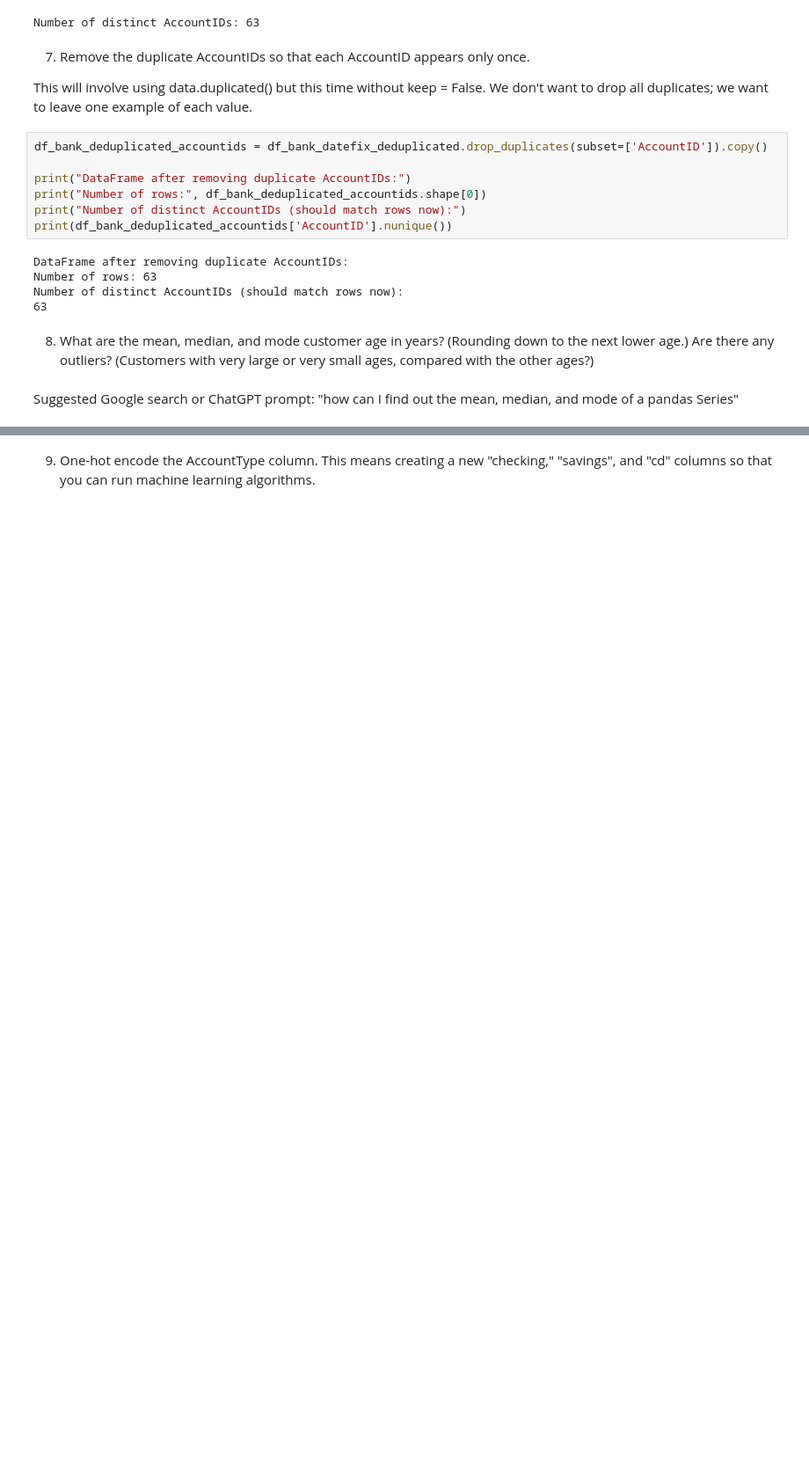
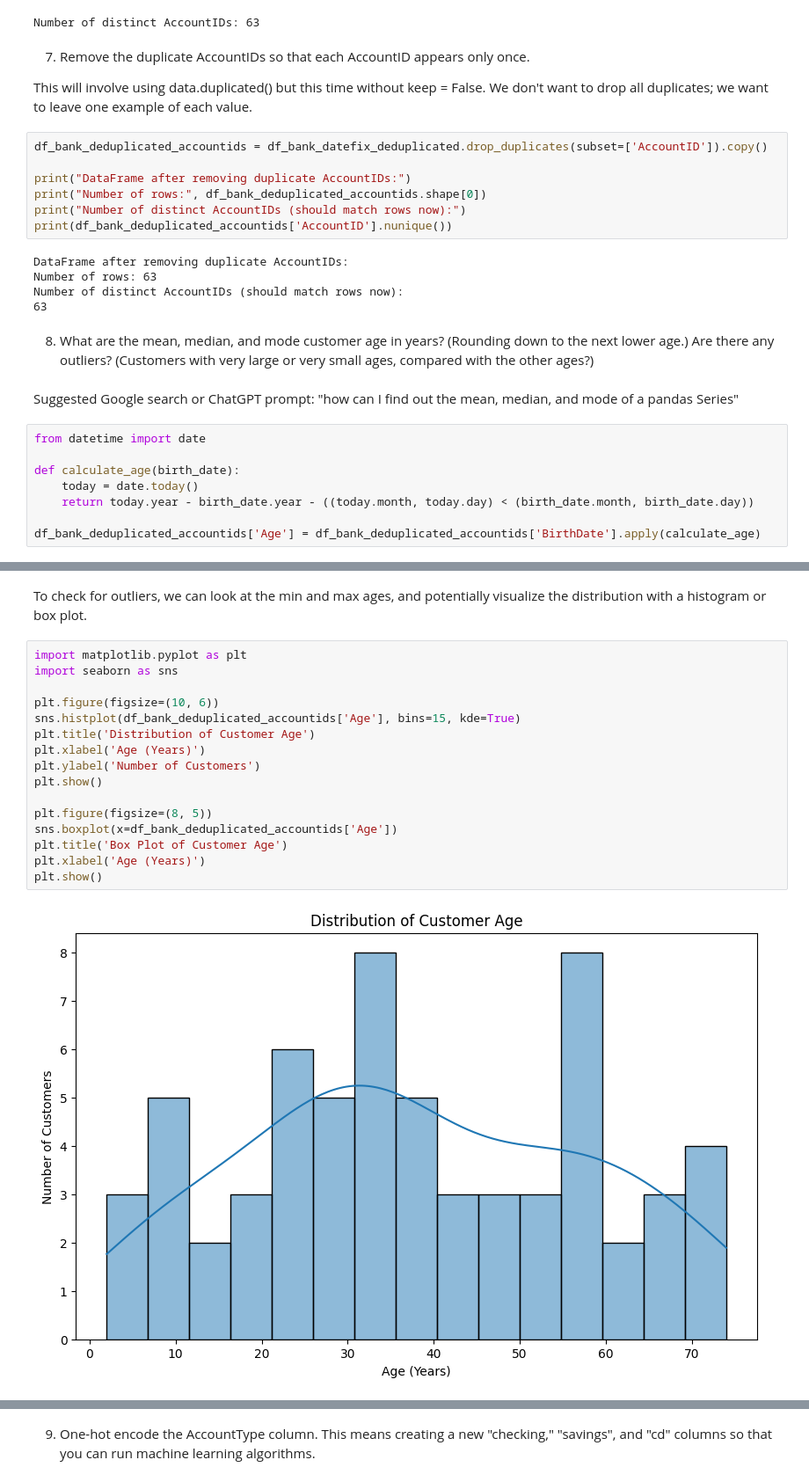
Before and after one commit to salil82/Module-B-semester-2, a Jupyter notebook: OMDS-ModB2-Week1-Deshpande-Salil.ipynb, the cells around one changed output, grey strips where cells are left out. Shown at 88% size. Cells and saved outputs as stored; diff of their text form; blank space fills up the shorter version.

```diff
--- a/OMDS-ModB2-Week1-Deshpande-Salil.ipynb
+++ b/OMDS-ModB2-Week1-Deshpande-Salil.ipynb
@@ -418,3 +419,11 @@ Number of distinct AccountIDs (should match rows now):
 Are there any outliers?  (Customers with very large or very small ages, compared with the other ages?)
 # %% [markdown]
 Suggested Google search or ChatGPT prompt: "how can I find out the mean, median, and mode of a pandas Series"
+# %%
+from datetime import date
+
+def calculate_age(birth_date):
+    today = date.today()
+    return today.year - birth_date.year - ((today.month, today.day) < (birth_date.month, birth_date.day))
+
+df_bank_deduplicated_accountids['Age'] = df_bank_deduplicated_accountids['BirthDate'].apply(calculate_age)
@@ -420,0 +442,20 @@ Suggested Google search or ChatGPT prompt: "how can I find out the mean, median,
+# %% [markdown]
+To check for outliers, we can look at the min and max ages, and potentially visualize the distribution with a histogram or box plot.
+# %%
+import matplotlib.pyplot as plt
+import seaborn as sns
+
+plt.figure(figsize=(10, 6))
+sns.histplot(df_bank_deduplicated_accountids['Age'], bins=15, kde=True)
+plt.title('Distribution of Customer Age')
+plt.xlabel('Age (Years)')
+plt.ylabel('Number of Customers')
+plt.show()
+
+plt.figure(figsize=(8, 5))
+sns.boxplot(x=df_bank_deduplicated_accountids['Age'])
+plt.title('Box Plot of Customer Age')
+plt.xlabel('Age (Years)')
+plt.show()
+# %% [output]
+[figure, added]
```
Also changed, not shown: parts of 10 cells of this notebook.
